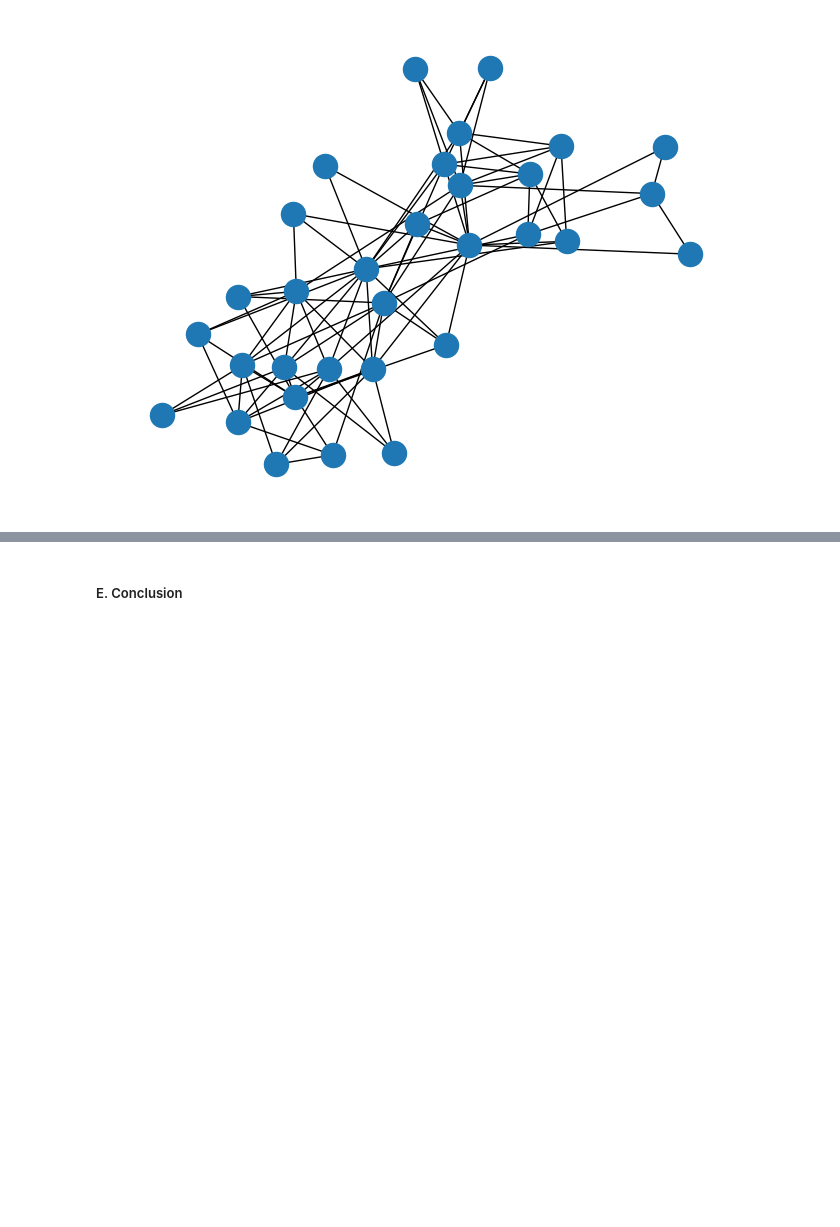
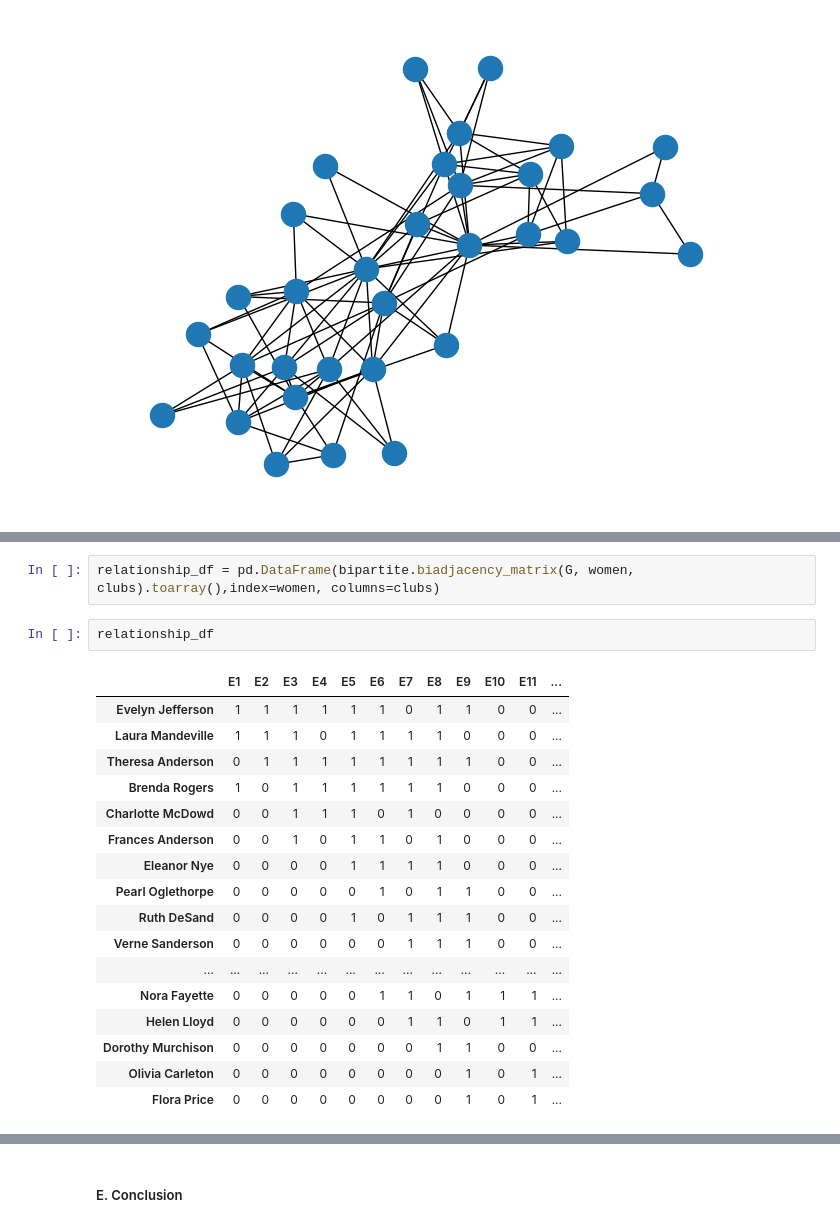
Before and after one commit to klmartin1998/spring2024-data620, a Jupyter notebook: assignments/assignment4/data620_assignment4.ipynb, the cells around one changed output, grey strips where cells are left out. Cells and saved outputs as stored; diff of their text form; blank space fills up the shorter version.

```diff
--- a/assignments/assignment4/data620_assignment4.ipynb
+++ b/assignments/assignment4/data620_assignment4.ipynb
@@ -127,0 +113,22 @@ plt.show()
+# %%
+relationship_df = pd.DataFrame(bipartite.biadjacency_matrix(G, women, clubs).toarray(),index=women, columns=clubs)
+# %%
+relationship_df
+# %% [output]
+|  | E1 | E2 | E3 | E4 | E5 | E6 | E7 | E8 | E9 | E10 | E11 | ... |
+| Evelyn Jefferson | 1 | 1 | 1 | 1 | 1 | 1 | 0 | 1 | 1 | 0 | 0 | ... |
+| Laura Mandeville | 1 | 1 | 1 | 0 | 1 | 1 | 1 | 1 | 0 | 0 | 0 | ... |
+| Theresa Anderson | 0 | 1 | 1 | 1 | 1 | 1 | 1 | 1 | 1 | 0 | 0 | ... |
+| Brenda Rogers | 1 | 0 | 1 | 1 | 1 | 1 | 1 | 1 | 0 | 0 | 0 | ... |
+| Charlotte McDowd | 0 | 0 | 1 | 1 | 1 | 0 | 1 | 0 | 0 | 0 | 0 | ... |
+| Frances Anderson | 0 | 0 | 1 | 0 | 1 | 1 | 0 | 1 | 0 | 0 | 0 | ... |
+| Eleanor Nye | 0 | 0 | 0 | 0 | 1 | 1 | 1 | 1 | 0 | 0 | 0 | ... |
+| Pearl Oglethorpe | 0 | 0 | 0 | 0 | 0 | 1 | 0 | 1 | 1 | 0 | 0 | ... |
+| Ruth DeSand | 0 | 0 | 0 | 0 | 1 | 0 | 1 | 1 | 1 | 0 | 0 | ... |
+| Verne Sanderson | 0 | 0 | 0 | 0 | 0 | 0 | 1 | 1 | 1 | 0 | 0 | ... |
+| ... | ... | ... | ... | ... | ... | ... | ... | ... | ... | ... | ... | ... |
+| Nora Fayette | 0 | 0 | 0 | 0 | 0 | 1 | 1 | 0 | 1 | 1 | 1 | ... |
+| Helen Lloyd | 0 | 0 | 0 | 0 | 0 | 0 | 1 | 1 | 0 | 1 | 1 | ... |
+| Dorothy Murchison | 0 | 0 | 0 | 0 | 0 | 0 | 0 | 1 | 1 | 0 | 0 | ... |
+| Olivia Carleton | 0 | 0 | 0 | 0 | 0 | 0 | 0 | 0 | 1 | 0 | 1 | ... |
+| Flora Price | 0 | 0 | 0 | 0 | 0 | 0 | 0 | 0 | 1 | 0 | 1 | ... |
```
Also changed, not shown: parts of 15 cells of this notebook, 1 other file.
